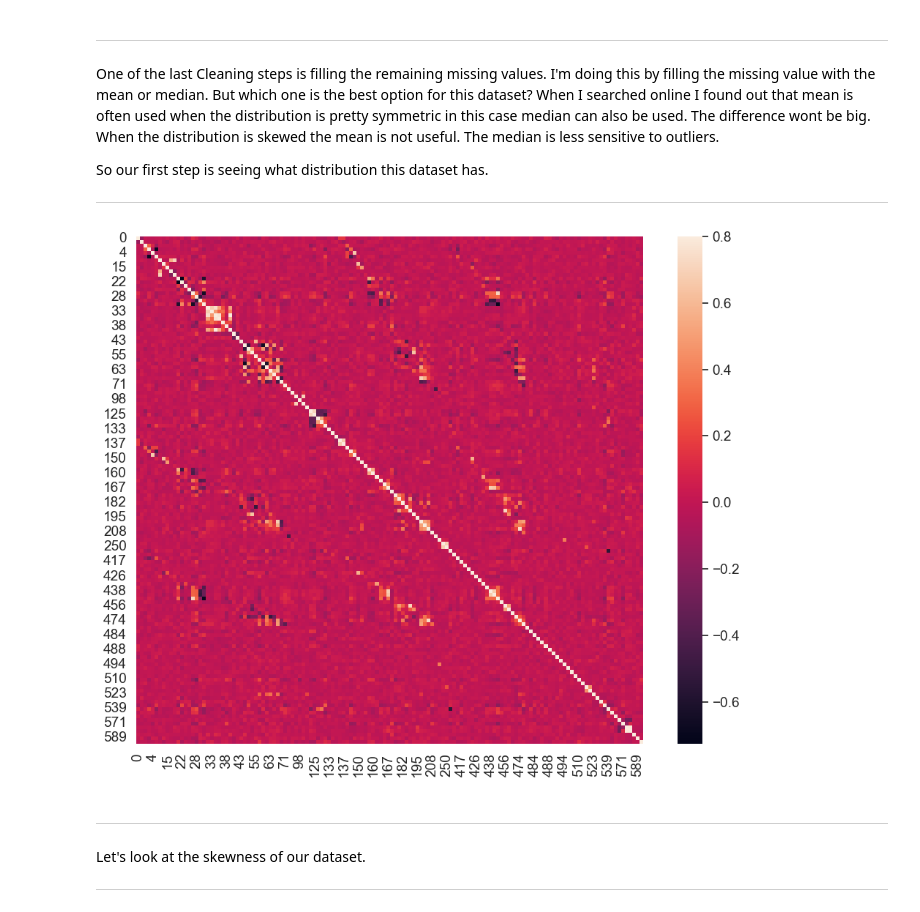
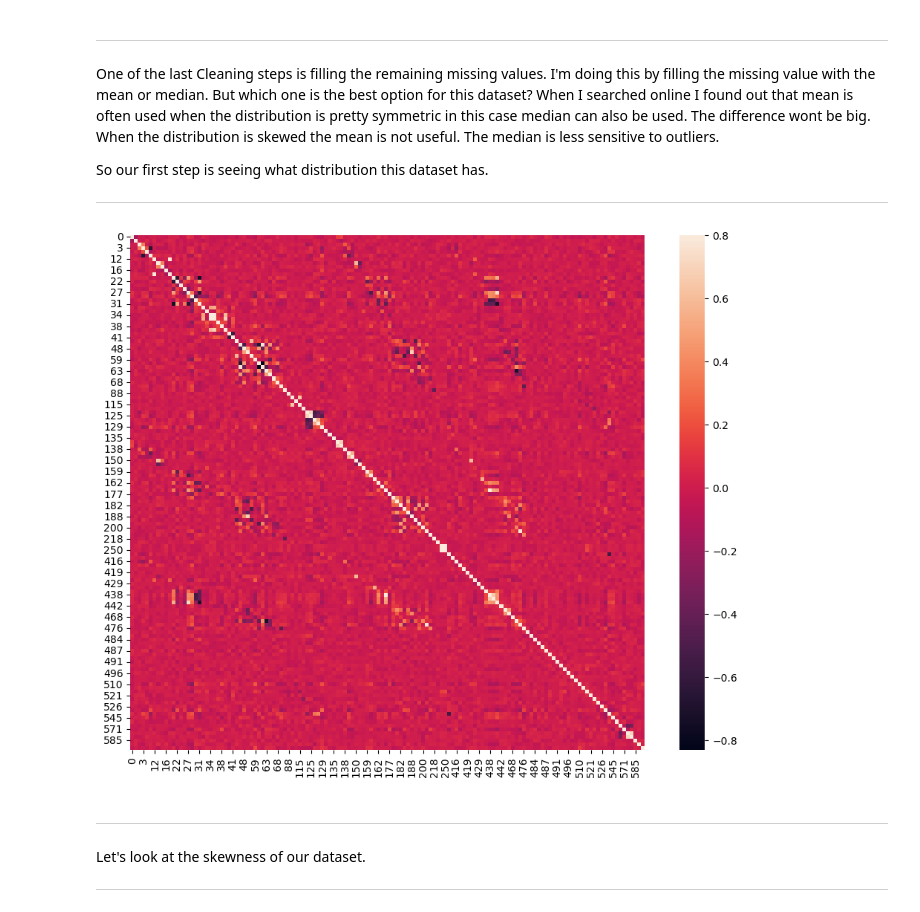
Before and after one commit to alexxtodea/DataAnalytics, a Jupyter notebook: MiniProject/Naamloos.ipynb, the cells around one changed output. Saved outputs shown, nothing was run; the diff lists cells and outputs as text; code cells hidden in the pictures.

```diff
--- a/MiniProject/Naamloos.ipynb
+++ b/MiniProject/Naamloos.ipynb
@@ -138,7 +139,8 @@ First we have to change the types to a numerical type.
 ***
 # %%
-#had a small error about the time not being able to covert to float
-SemiCom_dropped['Time'] = pd.to_numeric(SemiCom_dropped['Time'], errors='coerce')
+#had a small error about the time not being able to covert to float and because time is not usefull to the model, I removed it
+
+SemiCom_dropped= SemiCom_dropped.drop(['Time'], axis=1)
 # %%
 print(SemiCom_dropped.dtypes)
 # %% [output]
@@ -228,13 +230,11 @@ One of the last Cleaning steps is filling the remaining missing values. I'm doin
 So our first step is seeing what distribution this dataset has.
 ***
 # %%
-from matplotlib import pyplot as plt
-
-corrmat = SemiCom_correlated.corr()
+correlationmat = SemiCom_correlated.corr()
 f, ax = plt.subplots(figsize=(12, 9))
-sns.heatmap(corrmat, vmax=.8, square=True);
+sns.heatmap(correlationmat, vmax=.8, square=True);
 # %% [output]
-[figure, old version]
+[figure, new version]
 # %% [markdown]
 ***
 Let's look at the skewness of our dataset.
```
Also changed, not shown: parts of 9 cells of this notebook.
